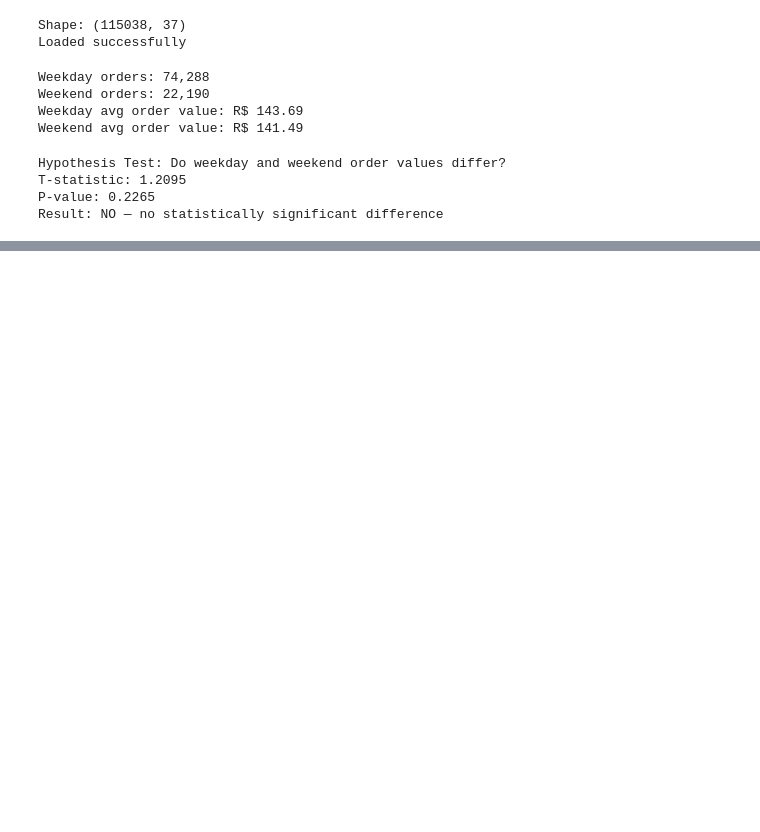
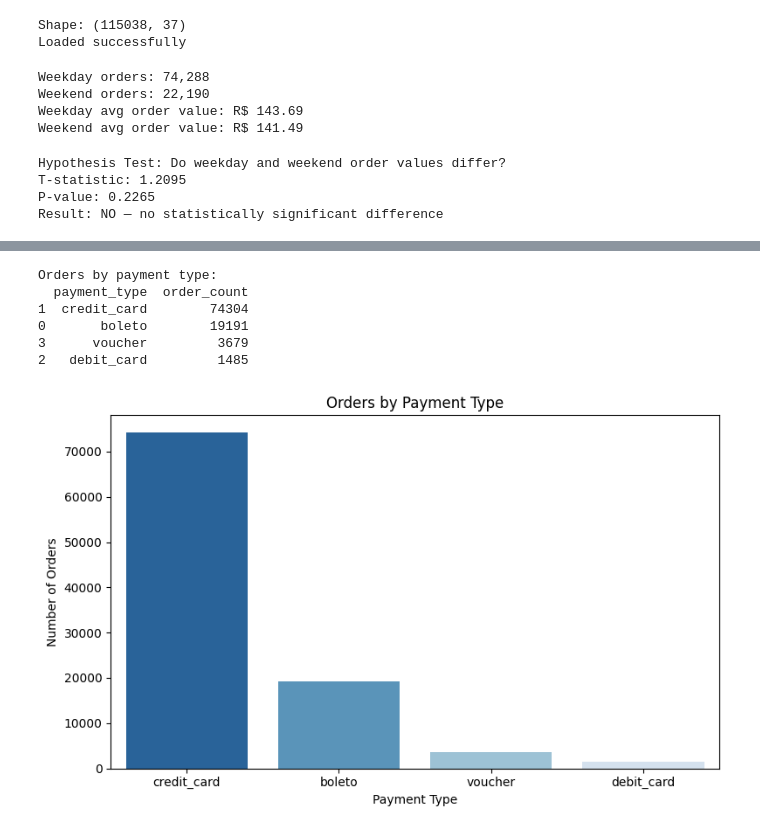
Before and after one commit to Prashant-Swamy/ecommerce-sales-intelligence, a Jupyter notebook: notebooks/04_statistics.ipynb, the cells around one changed output, grey strips where cells are left out. Saved outputs shown, nothing was run; the diff lists cells and outputs as text; code cells hidden in the pictures; blank space fills up the shorter version.

```diff
--- a/notebooks/04_statistics.ipynb
+++ b/notebooks/04_statistics.ipynb
@@ -50,0 +81,24 @@ print(f"Correlation between delivery days and review score: {correlation:.4f}")
+# %%
+payment_counts = df.groupby('payment_type')['order_id'].nunique().reset_index()
+payment_counts.columns = ['payment_type', 'order_count']
+payment_counts = payment_counts.sort_values('order_count', ascending=False)
+
+print("Orders by payment type:")
+print(payment_counts)
+
+plt.figure(figsize=(8, 5))
+sns.barplot(data=payment_counts, x='payment_type', y='order_count', hue='payment_type', palette='Blues_r', legend=False)
+plt.title("Orders by Payment Type")
+plt.xlabel("Payment Type")
+plt.ylabel("Number of Orders")
+plt.tight_layout()
+plt.savefig("../reports/payment_types.png")
+plt.show()
+# %% [output]
+Orders by payment type:
+  payment_type  order_count
+1  credit_card        74304
+0       boleto        19191
+3      voucher         3679
+2   debit_card         1485
+[figure, added]
```
Also changed, not shown: parts of 3 cells of this notebook, 3 other files.
